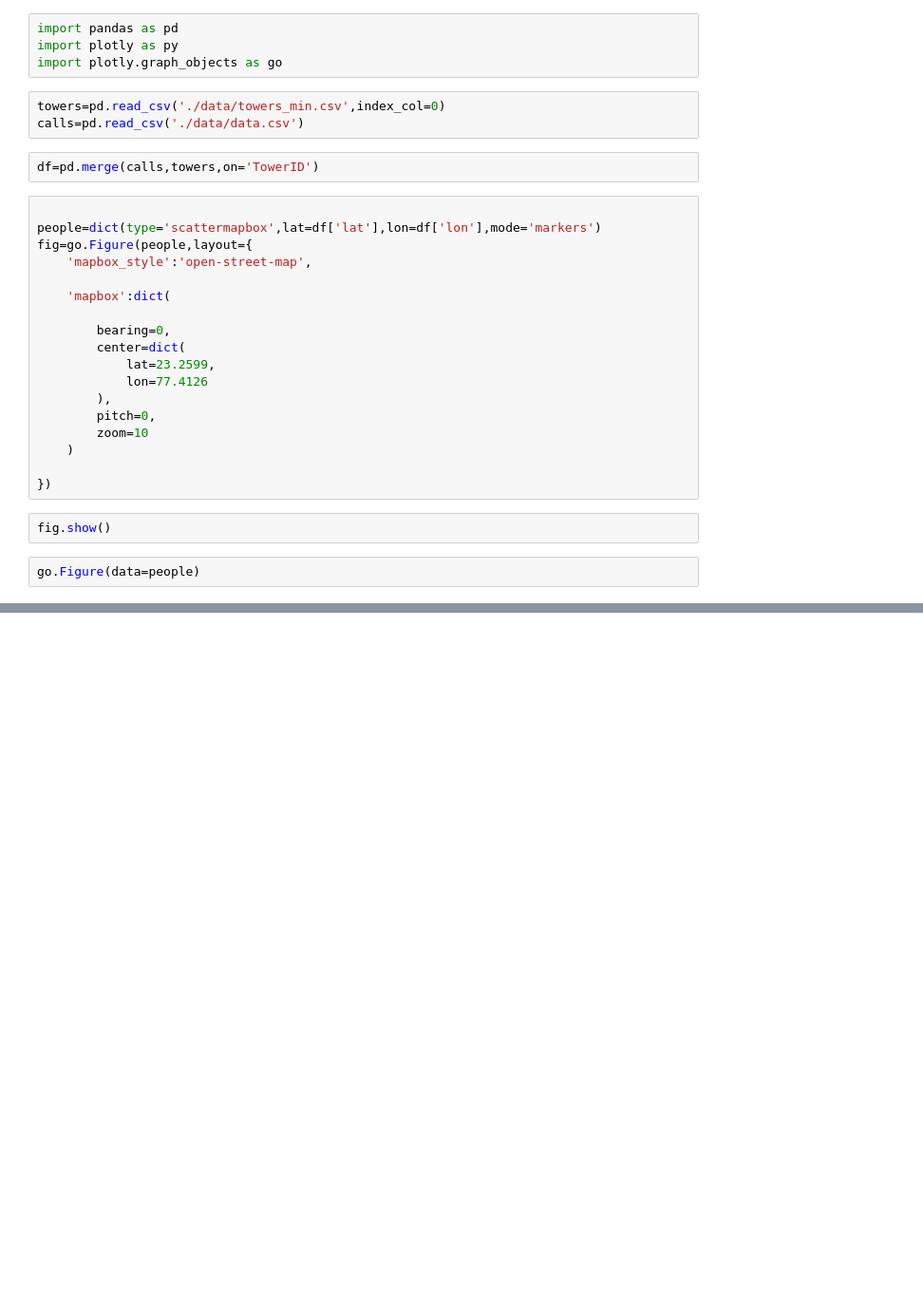
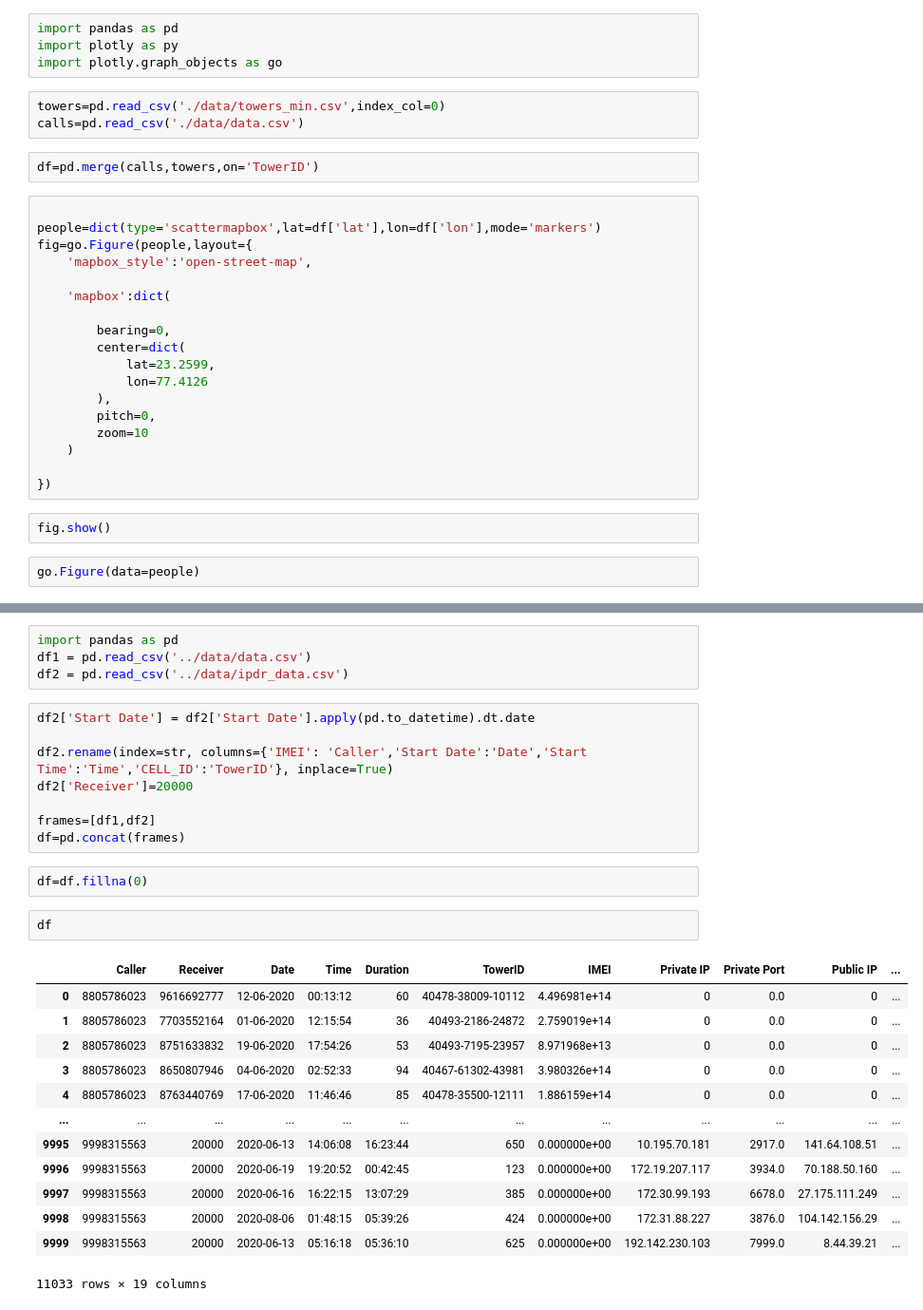
Before and after one commit to kousikr26/rk312_konigsberg, a Jupyter notebook: Notebooks/geographicalPlot.ipynb, the cells around one changed output, grey strips where cells are left out. Shown: that part at 95% size. Drawn from its saved outputs; the diff is of its cells as text; blank space fills up the shorter version.

```diff
--- a/Notebooks/geographicalPlot.ipynb
+++ b/Notebooks/geographicalPlot.ipynb
@@ -31,0 +79,30 @@ go.Figure(data=people)
+# %%
+import pandas as pd
+df1 = pd.read_csv('../data/data.csv')
+df2 = pd.read_csv('../data/ipdr_data.csv')
+# %%
+df2['Start Date'] = df2['Start Date'].apply(pd.to_datetime).dt.date
+
+df2.rename(index=str, columns={'IMEI': 'Caller','Start Date':'Date','Start Time':'Time','CELL_ID':'TowerID'}, inplace=True)
+df2['Receiver']=20000
+
+frames=[df1,df2]
+df=pd.concat(frames)
+# %%
+df=df.fillna(0)
+# %%
+df
+# %% [output]
+|  | Caller | Receiver | Date | Time | Duration | TowerID | IMEI | Private IP | Private Port | Public IP | ... |
+| 0 | 8805786023 | 9616692777 | 12-06-2020 | 00:13:12 | 60 | 40478-38009-10112 | 4.496981e+14 | 0 | 0.0 | 0 | ... |
+| 1 | 8805786023 | 7703552164 | 01-06-2020 | 12:15:54 | 36 | 40493-2186-24872 | 2.759019e+14 | 0 | 0.0 | 0 | ... |
+| 2 | 8805786023 | 8751633832 | 19-06-2020 | 17:54:26 | 53 | 40493-7195-23957 | 8.971968e+13 | 0 | 0.0 | 0 | ... |
+| 3 | 8805786023 | 8650807946 | 04-06-2020 | 02:52:33 | 94 | 40467-61302-43981 | 3.980326e+14 | 0 | 0.0 | 0 | ... |
+| 4 | 8805786023 | 8763440769 | 17-06-2020 | 11:46:46 | 85 | 40478-35500-12111 | 1.886159e+14 | 0 | 0.0 | 0 | ... |
+| ... | ... | ... | ... | ... | ... | ... | ... | ... | ... | ... | ... |
+| 9995 | 9998315563 | 20000 | 2020-06-13 | 14:06:08 | 16:23:44 | 650 | 0.000000e+00 | 10.195.70.181 | 2917.0 | 141.64.108.51 | ... |
+| 9996 | 9998315563 | 20000 | 2020-06-19 | 19:20:52 | 00:42:45 | 123 | 0.000000e+00 | 172.19.207.117 | 3934.0 | 70.188.50.160 | ... |
+| 9997 | 9998315563 | 20000 | 2020-06-16 | 16:22:15 | 13:07:29 | 385 | 0.000000e+00 | 172.30.99.193 | 6678.0 | 27.175.111.249 | ... |
+| 9998 | 9998315563 | 20000 | 2020-08-06 | 01:48:15 | 05:39:26 | 424 | 0.000000e+00 | 172.31.88.227 | 3876.0 | 104.142.156.29 | ... |
+| 9999 | 9998315563 | 20000 | 2020-06-13 | 05:16:18 | 05:36:10 | 625 | 0.000000e+00 | 192.142.230.103 | 7999.0 | 8.44.39.21 | ... |
+11033 rows × 19 columns
```
Also changed, not shown: parts of 10 cells of this notebook, 1 other file.
